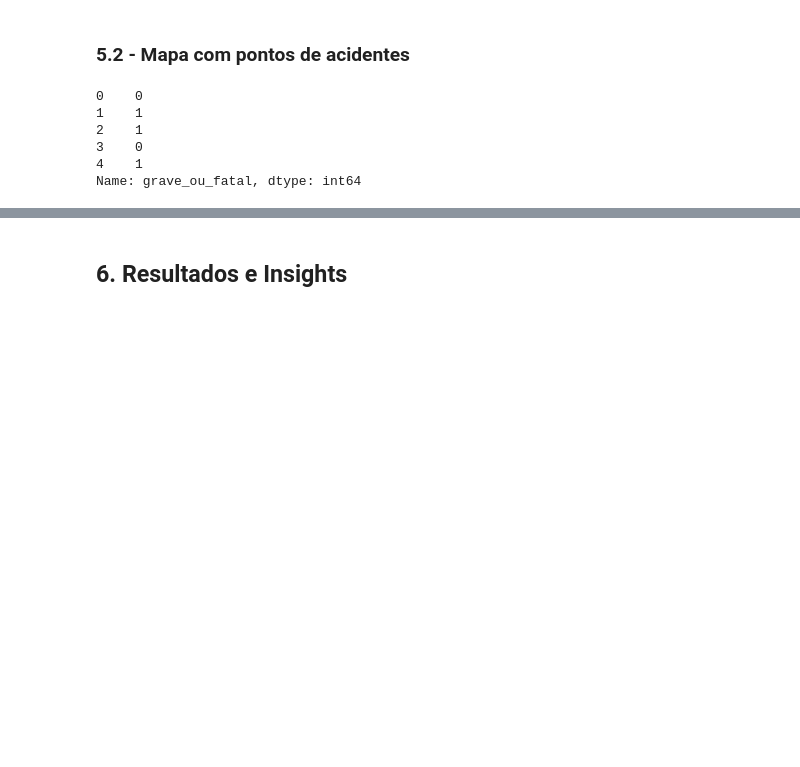
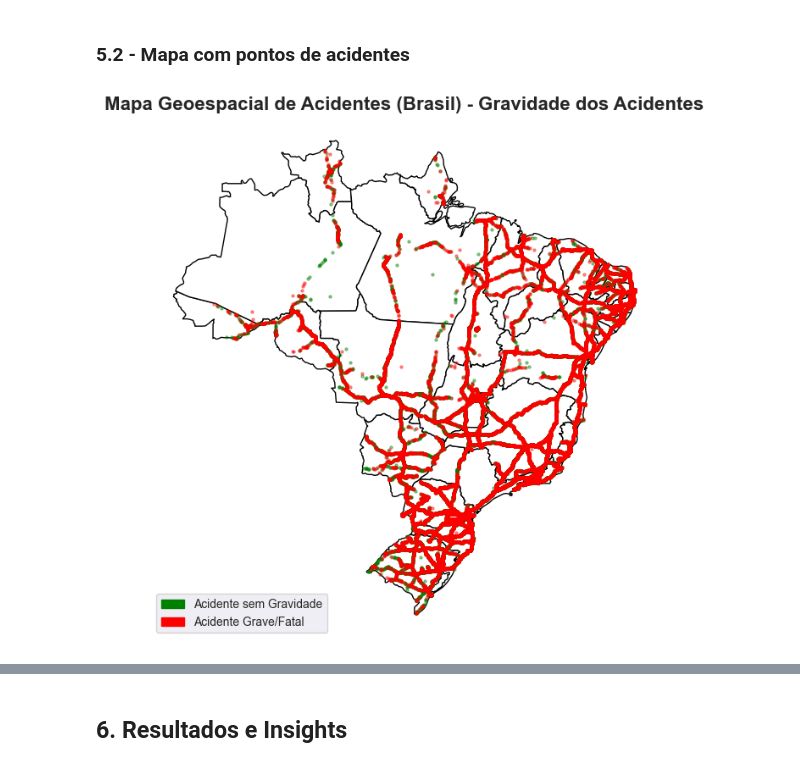
Before and after one commit to Felipeglnd/Projeto_PRF, a Jupyter notebook: Projeto_PRF_23_24/notebooks/EDA_PRF.ipynb, the cells around one changed output, grey strips where cells are left out. Cells and saved outputs as stored; diff of their text form; code cells hidden in the pictures; blank space fills up the shorter version.

```diff
--- a/Projeto_PRF_23_24/notebooks/EDA_PRF.ipynb
+++ b/Projeto_PRF_23_24/notebooks/EDA_PRF.ipynb
@@ -1423,8 +1424,6 @@ Esses resultados reforçam a importância de programas contínuos de educação
 # %% [markdown]
 ### 5.1 - Baixando os arquivos para utilização do mapa
 # %%
-gdf = df_prf.copy()
-
 # URL do ShapFile dos Estados
 #url = 'https://naturalearth.s3.amazonaws.com/50m_cultural/ne_50m_admin_1_states_provinces.zip'
 
@@ -1433,10 +1432,14 @@ gdf = df_prf.copy()
 #z = zipfile.ZipFile(io.BytesIO(r.content))
 #z.extractall('brasil_admin1')
 
+gdf = gpd.GeoDataFrame(
+    df_prf,
+    geometry=gpd.points_from_xy(df_prf.longitude, df_prf.latitude),
+    crs='EPSG:4326'
+)
+
 # Carregar o ShapeFile
 world = gpd.read_file('../data/brasil_admin1/ne_50m_admin_1_states_provinces.shp')
 
 # Filtrar somente o Brasil
 brazil = world[world['admin'] == 'Brazil']
-
-brazil.head()
@@ -1454,22 +1450,40 @@ brazil.shape
 # %% [markdown]
 ### 5.2 - Mapa com pontos de acidentes
 # %%
-fig, ax = plt.subplots(figsize=(12, 12))
+fig, ax = plt.subplots(figsize=(8, 8))
 
-brazil.plot(ax=ax, color='lightgray', edgecolor='black')
+brazil.plot(ax=ax, color='white', edgecolor='black')
 
 # plotar acidentes leves na cor (verde)
 gdf[gdf['grave_ou_fatal'] == 0].plot(
     ax=ax,
     markersize=5,
     color='green',
     alpha=0.4,
-    label='Acidentes sem Gravidade'
+    label='Acidente sem Gravidade',
+    legend=False
 )
+
+# plotar acidentes graves na cor (vermelha)
+gdf[gdf['grave_ou_fatal'] > 0].plot(
+    ax=ax,
+    markersize=5,
+    color='red',
+    alpha=0.4,
+    label= 'Acidente Grave ou Fatal',
+    legend=False
+)
+
+# Criando uma legenda manual
+legendas = [
+    mpatches.Patch(color='green', label='Acidente sem Gravidade'),
+    mpatches.Patch(color='red', label='Acidente Grave/Fatal')
+]
+plt.legend(handles=legendas, loc='lower left')
+
+plt.title('Mapa Geoespacial de Acidentes (Brasil) - Gravidade dos Acidentes', fontsize=16, fontweight='bold')
+plt.axis('off')
+
+plt.show()
 # %% [output]
-0    0
-1    1
-2    1
-3    0
-4    1
-Name: grave_ou_fatal, dtype: int64
+[figure, added]
```
Also changed, not shown: parts of 5 cells of this notebook, 2 other files.
